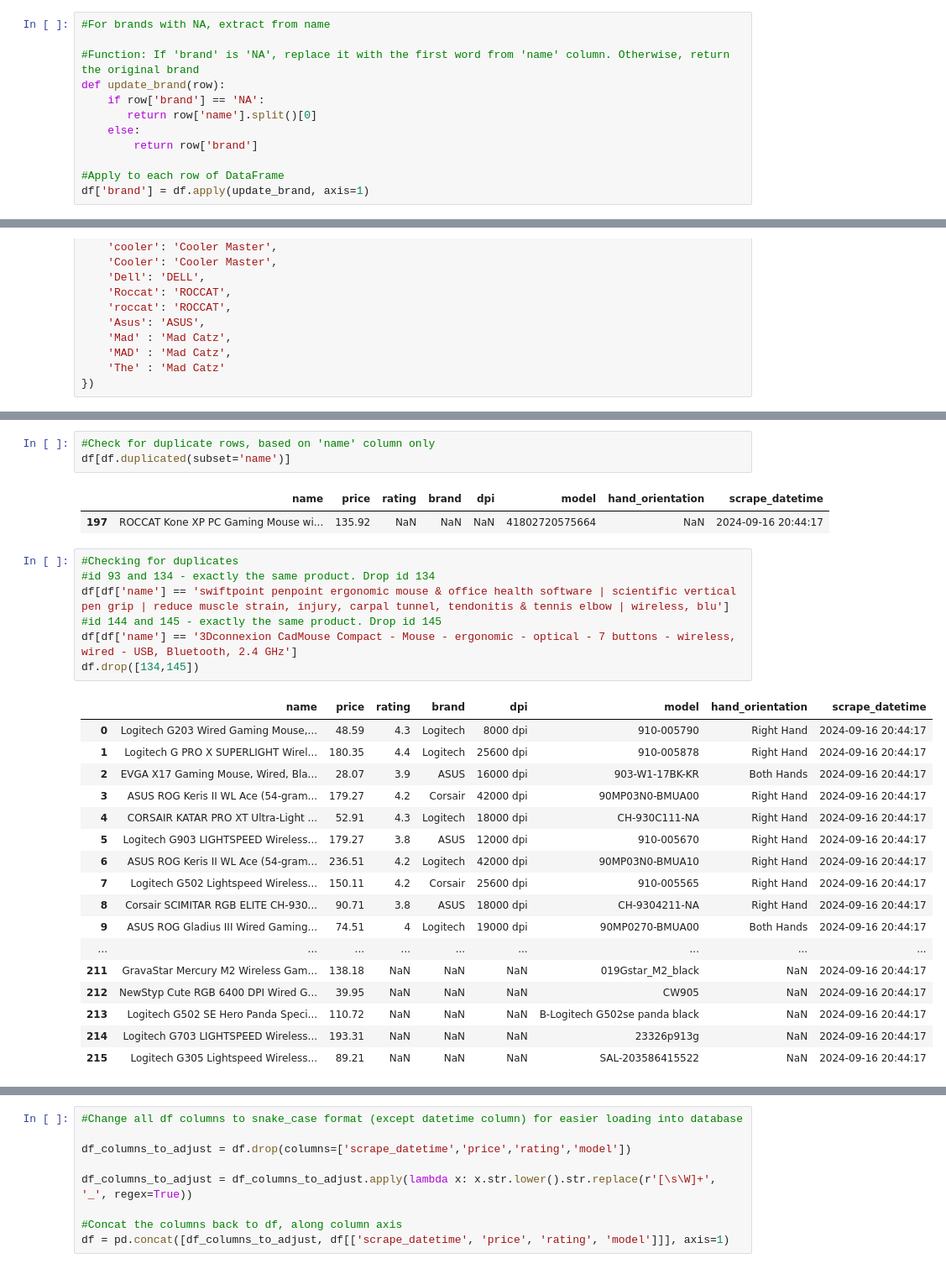
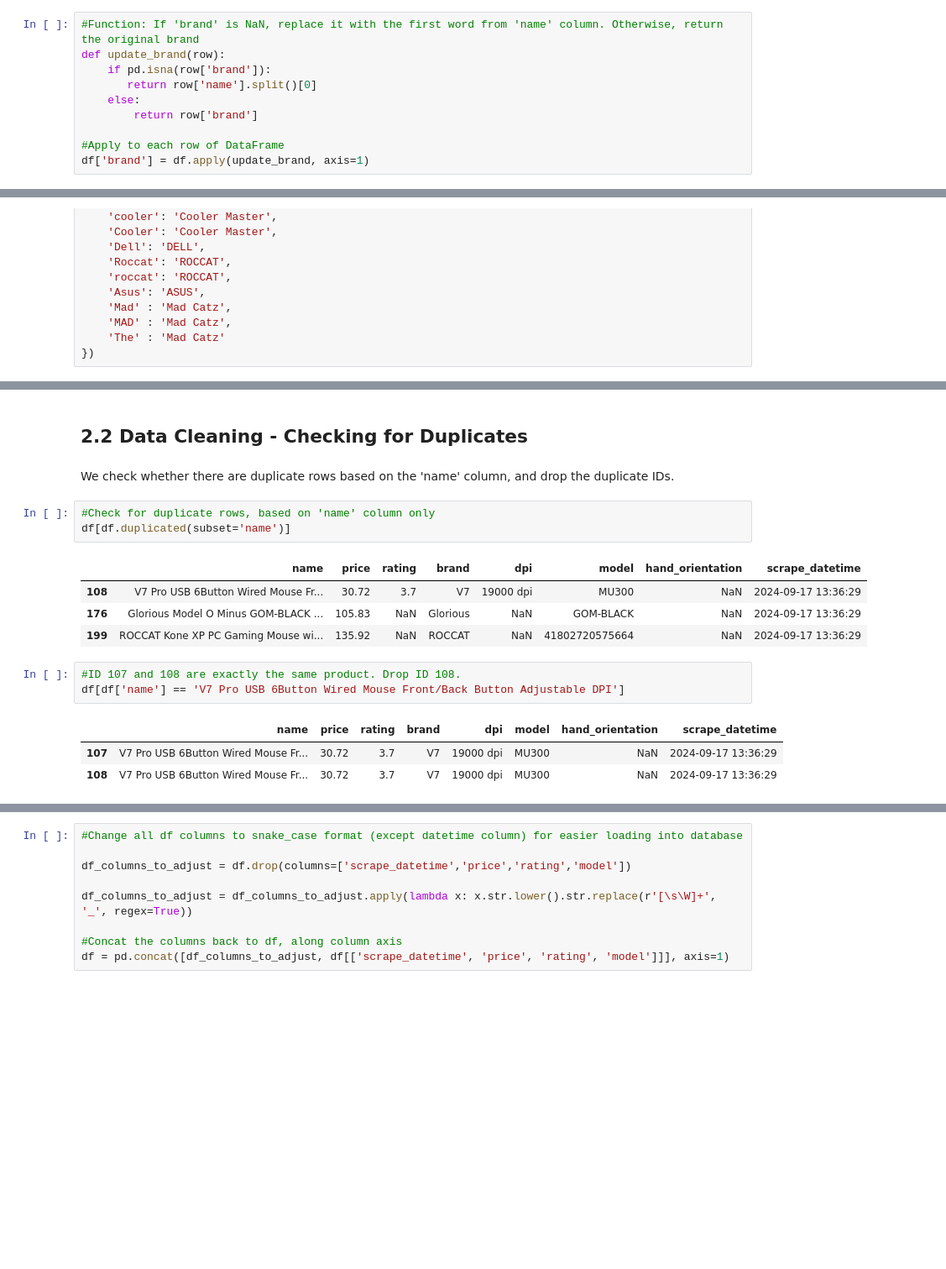
Before and after one commit to sanrio00/portfolio-projects, a Jupyter notebook: Completed/ETL Pipeline for Gaming Mice Analysis/etl_project.ipynb, the cells around one changed output, grey strips where cells are left out. Shown at 84% size. Cells and saved outputs as stored; diff of their text form; blank space fills up the shorter version.

```diff
--- a/Completed/ETL Pipeline for Gaming Mice Analysis/etl_project.ipynb
+++ b/Completed/ETL Pipeline for Gaming Mice Analysis/etl_project.ipynb
@@ -172,9 +211,7 @@ df['scrape_datetime'] = pd.to_datetime(df['scrape_datetime']).dt.floor('s')
 # %%
-#For brands with NA, extract from name
-
-#Function: If 'brand' is 'NA', replace it with the first word from 'name' column. Otherwise, return the original brand
+#Function: If 'brand' is NaN, replace it with the first word from 'name' column. Otherwise, return the original brand
 def update_brand(row):
-    if row['brand'] == 'NA':
+    if pd.isna(row['brand']):
        return row['name'].split()[0]
     else:
         return row['brand']
@@ -216,33 +258,21 @@ hand_orientation    132
 scrape_datetime       0
 dtype: int64
+# %% [markdown]
+## **2.2 Data Cleaning - Checking for Duplicates**
+# %% [markdown]
+We check whether there are duplicate rows based on the 'name' column, and drop the duplicate IDs.
 # %%
 #Check for duplicate rows, based on 'name' column only
 df[df.duplicated(subset='name')]
 # %% [output]
 |  | name | price | rating | brand | dpi | model | hand_orientation | scrape_datetime |
-| 197 | ROCCAT Kone XP PC Gaming Mouse wi... | 135.92 | NaN | NaN | NaN | 41802720575664 | NaN | 2024-09-16 20:44:17 |
+| 108 | V7 Pro USB 6Button Wired Mouse Fr... | 30.72 | 3.7 | V7 | 19000 dpi | MU300 | NaN | 2024-09-17 13:36:29 |
+| 176 | Glorious Model O Minus GOM-BLACK ... | 105.83 | NaN | Glorious | NaN | GOM-BLACK | NaN | 2024-09-17 13:36:29 |
+| 199 | ROCCAT Kone XP PC Gaming Mouse wi... | 135.92 | NaN | ROCCAT | NaN | 41802720575664 | NaN | 2024-09-17 13:36:29 |
 # %%
-#Checking for duplicates
-#id 93 and 134 - exactly the same product. Drop id 134
-df[df['name'] == 'swiftpoint penpoint ergonomic mouse & office health software | scientific vertical pen grip | reduce muscle strain, injury, carpal tunnel, tendonitis & tennis elbow | wireless, blu']
-#id 144 and 145 - exactly the same product. Drop id 145
-df[df['name'] == '3Dconnexion CadMouse Compact - Mouse - ergonomic - optical - 7 buttons - wireless, wired - USB, Bluetooth, 2.4 GHz']
-df.drop([134,145])
+#ID 107 and 108 are exactly the same product. Drop ID 108.
+df[df['name'] == 'V7 Pro USB 6Button Wired Mouse Front/Back Button Adjustable DPI']
 # %% [output]
 |  | name | price | rating | brand | dpi | model | hand_orientation | scrape_datetime |
-| 0 | Logitech G203 Wired Gaming Mouse,... | 48.59 | 4.3 | Logitech | 8000 dpi | 910-005790 | Right Hand | 2024-09-16 20:44:17 |
-| 1 | Logitech G PRO X SUPERLIGHT Wirel... | 180.35 | 4.4 | Logitech | 25600 dpi | 910-005878 | Right Hand | 2024-09-16 20:44:17 |
-| 2 | EVGA X17 Gaming Mouse, Wired, Bla... | 28.07 | 3.9 | ASUS | 16000 dpi | 903-W1-17BK-KR | Both Hands | 2024-09-16 20:44:17 |
-| 3 | ASUS ROG Keris II WL Ace (54-gram... | 179.27 | 4.2 | Corsair | 42000 dpi | 90MP03N0-BMUA00 | Right Hand | 2024-09-16 20:44:17 |
-| 4 | CORSAIR KATAR PRO XT Ultra-Light ... | 52.91 | 4.3 | Logitech | 18000 dpi | CH-930C111-NA | Right Hand | 2024-09-16 20:44:17 |
-| 5 | Logitech G903 LIGHTSPEED Wireless... | 179.27 | 3.8 | ASUS | 12000 dpi | 910-005670 | Right Hand | 2024-09-16 20:44:17 |
-| 6 | ASUS ROG Keris II WL Ace (54-gram... | 236.51 | 4.2 | Logitech | 42000 dpi | 90MP03N0-BMUA10 | Right Hand | 2024-09-16 20:44:17 |
-| 7 | Logitech G502 Lightspeed Wireless... | 150.11 | 4.2 | Corsair | 25600 dpi | 910-005565 | Right Hand | 2024-09-16 20:44:17 |
-| 8 | Corsair SCIMITAR RGB ELITE CH-930... | 90.71 | 3.8 | ASUS | 18000 dpi | CH-9304211-NA | Right Hand | 2024-09-16 20:44:17 |
-| 9 | ASUS ROG Gladius III Wired Gaming... | 74.51 | 4 | Logitech | 19000 dpi | 90MP0270-BMUA00 | Both Hands | 2024-09-16 20:44:17 |
-| ... | ... | ... | ... | ... | ... | ... | ... | ... |
-| 211 | GravaStar Mercury M2 Wireless Gam... | 138.18 | NaN | NaN | NaN | 019Gstar_M2_black | NaN | 2024-09-16 20:44:17 |
-| 212 | NewStyp Cute RGB 6400 DPI Wired G... | 39.95 | NaN | NaN | NaN | CW905 | NaN | 2024-09-16 20:44:17 |
-| 213 | Logitech G502 SE Hero Panda Speci... | 110.72 | NaN | NaN | NaN | B-Logitech G502se panda black | NaN | 2024-09-16 20:44:17 |
-| 214 | Logitech G703 LIGHTSPEED Wireless... | 193.31 | NaN | NaN | NaN | 23326p913g | NaN | 2024-09-16 20:44:17 |
-| 215 | Logitech G305 Lightspeed Wireless... | 89.21 | NaN | NaN | NaN | SAL-203586415522 | NaN | 2024-09-16 20:44:17 |
+| 107 | V7 Pro USB 6Button Wired Mouse Fr... | 30.72 | 3.7 | V7 | 19000 dpi | MU300 | NaN | 2024-09-17 13:36:29 |
+| 108 | V7 Pro USB 6Button Wired Mouse Fr... | 30.72 | 3.7 | V7 | 19000 dpi | MU300 | NaN | 2024-09-17 13:36:29 |
```
Also changed, not shown: parts of 40 cells of this notebook.
